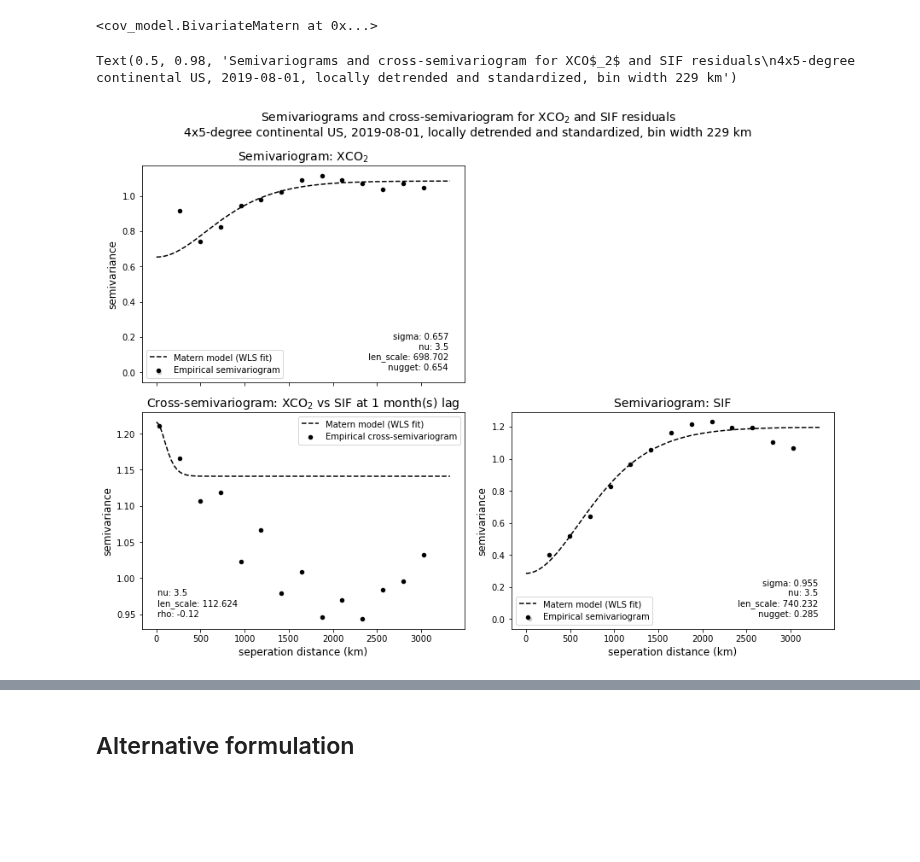
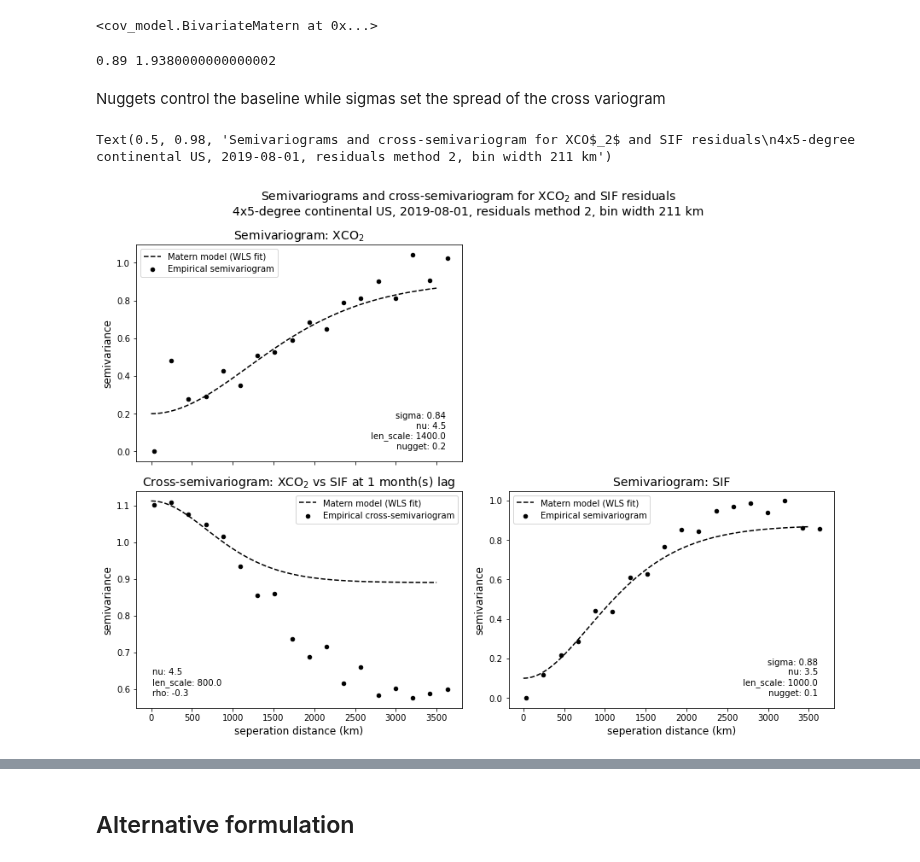
Before and after one commit to 91Mrwu/sif-xco2-cokriging, a Jupyter notebook: research/cokriging_conus.ipynb, the cells around one changed output, grey strips where cells are left out. Cells and saved outputs as stored; diff of their text form; code cells hidden in the pictures; blank space fills up the shorter version.

```diff
--- a/research/cokriging_conus.ipynb
+++ b/research/cokriging_conus.ipynb
@@ -36,5 +36,11 @@ ds = xr.open_dataset("../data/exp_pro/OCO2_4x5deg_monthly_conus.nc")
 ds_xco2 = ds[["xco2", "xco2_var"]]
 ds_sif = ds[["sif", "sif_var"]]
 
+# Scale by empirical (variogram) sill
+ds_xco2["xco2"] = ds_xco2["xco2"] / np.sqrt(1.5)
+ds_sif["sif"] = ds_sif["sif"] / np.sqrt(0.018)
+# ds_xco2["xco2"] = ds_xco2["xco2"] / np.sqrt(0.6)
+# ds_sif["sif"] = ds_sif["sif"] / np.sqrt(0.012)
+
 # Todo: make keywords a dict
 mf = fields.MultiField(ds_xco2, ds_sif, timestamp, timedelta=timedelta, full_detrend=True, standardize_window=True, fast_dist=True)
@@ -407,16 +246,16 @@ plt.plot(pred, corr)
 # Variogram settings
 # bin_centers = np.linspace(0, 6e3, 20)
 # tol = 250
-n_bins = 14
+n_bins = 18
 
-# Initial guess for covariance params
-cov_guesses = [[0.6, 1.5, 500, 0.6], [1.0, 2.5, 500, 0.3]]
-cross_guess = [0.2, 1e3, -0.8]
+# Initial guess for covariance params [0.3, 0.95], [0.7, 0.35], 0.6, len_scale, -0.8)
+cov_guesses = [[0.3, 1.5, 1e3, 0.7], [0.9, 2.5, 600, 0.35]]
+cross_guess = [0.5, 800, -0.8]
 # %%
 k1 = cov_model.Matern()
 k2 = cov_model.Matern()
 model = cov_model.BivariateMatern(mf, k1, k2)
-vario_res, covario_res, params = model.empirical_variograms(cov_guesses, cross_guess, n_bins=n_bins, shift_coords=True)
+vario_res, covario_res, _ = model.empirical_variograms(cov_guesses, cross_guess, n_bins=n_bins, shift_coords=True)
 # predictor = cokrige.Cokrige(mf, model, fast_dist=True)
 
 lags = vario_res["xco2"]["lag"].values
@@ -460,41 +318,63 @@ def param_labels(params, cross=False):
+# %%
+# Method 3
+params = {
+    "xco2": [0.6, 4.5, 600, 0.7],
+    "sif": [0.8, 4.5, 650, 0.35],
+    "xco2:sif": [0.5, 900, -0.35]
+}
+sigmas = [params["xco2"][0], params["sif"][0]]
+nuggets = [params["xco2"][3], params["sif"][3]]
+# %%
+xmin = 0.5*(sigmas[0]**2 + sigmas[1]**2 + nuggets[0] + nuggets[1])
+xmax = xmin + 0.2 * sigmas[0] + sigmas[1]
+print(xmin, xmax)
+# %% [output]
+0.89 1.9380000000000002
+# %% [markdown]
+Nuggets control the baseline while sigmas set the spread of the cross variogram
 # %%
 var_names = ["xco2", "sif"]
 cross_name = "xco2:sif"
+pred = np.linspace(0, 3500, 100)
+fits = [vgm.matern_vario(pred, *params["xco2"]), vgm.matern_vario(pred, *params["sif"])]
+fit_cross = vgm.matern_cross_vario(pred, sigmas, nuggets, *params[cross_name])
 
 fig, ax = plt.subplots(2, 2, figsize=(12, 9), constrained_layout=True, sharex=True)
 ax[0, 1].axis("off")
 
 for i, var in enumerate(var_names):
     df = vario_res[var]
-    df_fit = df.dropna(subset=["wls_fit"]).sort_values("lag")
+#     df_fit = df.dropna(subset=["wls_fit"]).sort_values("lag")
     df.plot(x="lag", y=var, kind="scatter", color="black", ax=ax[i, i], label="Empirical semivariogram")
-    ax[i, i].plot(df_fit["lag"], df_fit["wls_fit"], linestyle="--", color="black", label="Matern model (WLS fit)")
+#     ax[i, i].plot(df_fit["lag"], df_fit["wls_fit"], linestyle="--", color="black", label="Matern model (WLS fit)")
+    ax[i, i].plot(pred, fits[i], linestyle="--", color="black", label="Matern model (WLS fit)")
     ax[i, i].set_title(var, fontsize=12)
     ax[i, i].set_ylabel("semivariance", fontsize=12)
     ax[i, i].set_xlabel("seperation distance (km)", fontsize=12)
     ax[i, i].text(0.95, 0.05, param_labels(params[var]), transform=ax[i, i].transAxes, ha="right", va="bottom")
-    ax[i, i].legend(loc="lower left")
+    ax[i, i].legend(loc="upper left")
 
 df = vario_res[cross_name]
 df_fit = df.dropna(subset=["wls_fit"]).sort_values("lag")
 df.plot(x="lag", y="xco2:sif", kind="scatter", color="black", ax=ax[1, 0], label="Empirical cross-semivariogram")
-ax[1, 0].plot(df_fit["lag"], df_fit["wls_fit"], linestyle="--", color="black", label="Matern model (WLS fit)")
+# ax[1, 0].plot(df_fit["lag"], df_fit["wls_fit"], linestyle="--", color="black", label="Matern model (WLS fit)")
+ax[1, 0].plot(pred, fit_cross, linestyle="--", color="black", label="Matern model (WLS fit)")
 ax[1, 0].text(0.05, 0.05, param_labels(params[cross_name], cross=True), transform=ax[1, 0].transAxes, ha="left", va="bottom")
 ax[1, 0].legend(loc="upper right")
 ax[1, 0].set_ylabel("semivariance", fontsize=12)
 ax[1, 0].set_xlabel("seperation distance (km)", fontsize=12)
 
 ax[0, 0].set_title("Semivariogram: XCO$_2$", fontsize=14)
 ax[1, 0].set_title(f"Cross-semivariogram: XCO$_2$ vs SIF at {np.abs(timedelta)} month(s) lag", fontsize=14)
 ax[1, 1].set_title("Semivariogram: SIF", fontsize=14)
 
 fig.suptitle("Semivariograms and cross-semivariogram for XCO$_2$ and SIF residuals\n"+
-            f"4x5-degree continental US, {timestamp}, locally detrended and standardized, bin width {np.int(bin_width)} km", fontsize=14)
+            f"4x5-degree continental US, {timestamp}, residuals method 2, bin width {np.int(bin_width)} km", fontsize=14)
 
 # fig.savefig(f"../plots/semivariograms_conus4x5_{timestamp}_{np.abs(timedelta)}Mlag.png", dpi=100)
 # %% [output]
-Text(0.5, 0.98, 'Semivariograms and cross-semivariogram for XCO$_2$ and SIF residuals\n4x5-degree continental US, 2019-08-01, locally detrended and standardized, bin width 229 km')
+Text(0.5, 0.98, 'Semivariograms and cross-semivariogram for XCO$_2$ and SIF residuals\n4x5-degree continental US, 2019-08-01, residuals method 2, bin width 211 km')
-[figure, old version]
+[figure, new version]
 # %%
 var_names = ["xco2", "sif"]
 cross_name = "xco2:sif"
```
Also changed, not shown: parts of 21 cells of this notebook, 6 other files.
